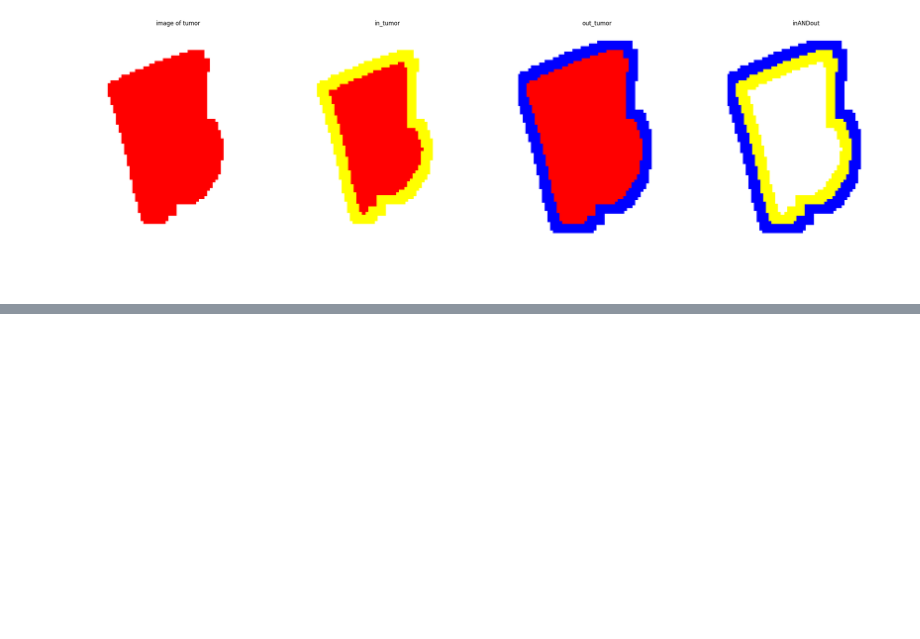
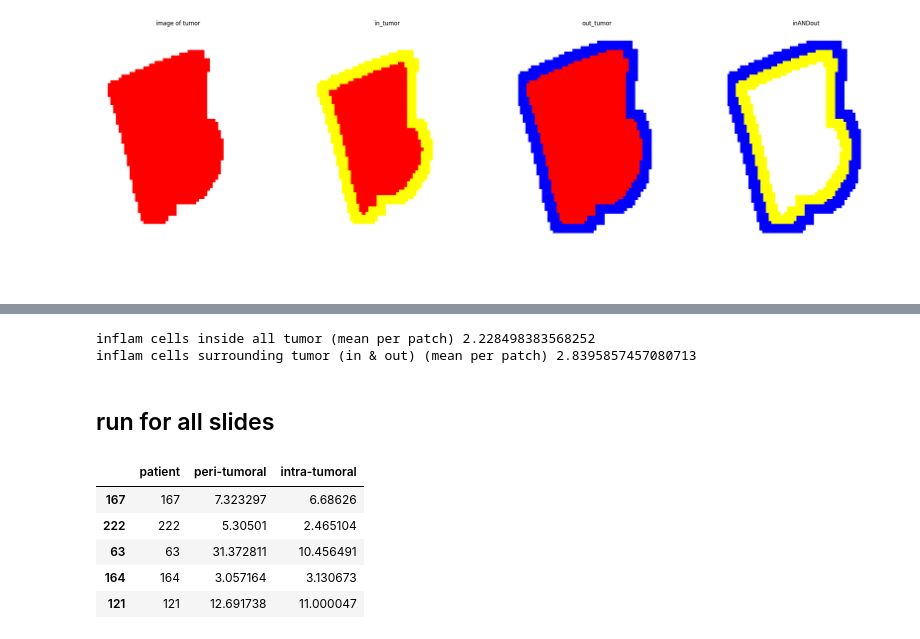
Before and after one commit to aymenSadraoui/ML-Model-Integrating-Computational-Pathology-to-Predict-Early-Recurrence-of-HCC, a Jupyter notebook: notebooks/STEP6_gen_inflammatory_features.ipynb, the cells around one changed output, grey strips where cells are left out. Cells and saved outputs as stored; diff of their text form; code cells hidden in the pictures; blank space fills up the shorter version.

```diff
--- a/notebooks/STEP6_gen_inflammatory_features.ipynb
+++ b/notebooks/STEP6_gen_inflammatory_features.ipynb
@@ -323,0 +360,21 @@ plt.show()
+# %%
+idx_X, idx_Y = np.nonzero(final_inflam_tumor_image)
+INFLAM_IN_ALL_T = final_inflam_tumor_image.sum() / len(idx_X)
+print("inflam cells inside all tumor (mean per patch)", INFLAM_IN_ALL_T)
+
+idx_X, idx_Y = np.nonzero(final_inout_tumor_image)
+INFLAM_INOUT_T = final_inout_tumor_image.sum() / len(idx_X)
+print("inflam cells surrounding tumor (in & out) (mean per patch)", INFLAM_INOUT_T)
+# %% [output]
+inflam cells inside all tumor (mean per patch) 2.228498383568252
+inflam cells surrounding tumor (in & out) (mean per patch) 2.8395857457080713
+# %% [markdown]
+## run for all slides
+# %%
+cols = ["lame", "peri-tumoral", "intra-tumoral"]
+
+df = pd.DataFrame(columns=cols)
+df["lame"] = [
+    slide_name.split("_")[0] for slide_name in os.listdir(inflams_checkpoints)
+]
+slides = sorted(os.listdir(inflams_checkpoints))
@@ -323,0 +554,21 @@ plt.show()
+# %%
+df["patient"] = df["lame"].apply(lambda x: x[:-1]).astype(int)
+# %%
+df_inflams = pd.DataFrame(
+    index=df["patient"].unique(),
+    columns=["patient", "peri-tumoral", "intra-tumoral"],
+)
+df_inflams["patient"] = df["patient"].unique()
+for patient in df["patient"].unique():
+    df_inflams.loc[df_inflams["patient"] == patient] = [patient] + list(
+        df.loc[df["patient"] == patient][["peri-tumoral", "intra-tumoral"]].mean()
+    )
+
+df_inflams.head()
+# %% [output]
+|  | patient | peri-tumoral | intra-tumoral |
+| 167 | 167 | 7.323297 | 6.68626 |
+| 222 | 222 | 5.30501 | 2.465104 |
+| 63 | 63 | 31.372811 | 10.456491 |
+| 164 | 164 | 3.057164 | 3.130673 |
+| 121 | 121 | 12.691738 | 11.000047 |
```
Also changed, not shown: parts of 7 cells of this notebook, 15 other files.
